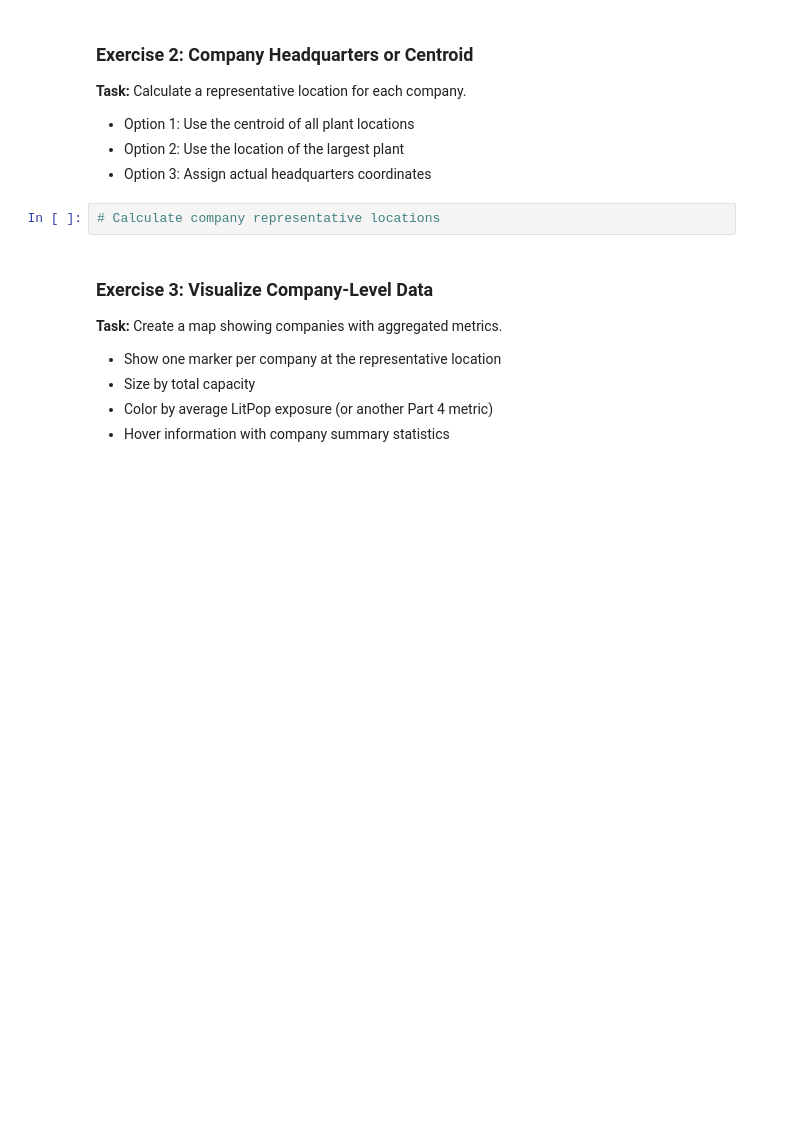
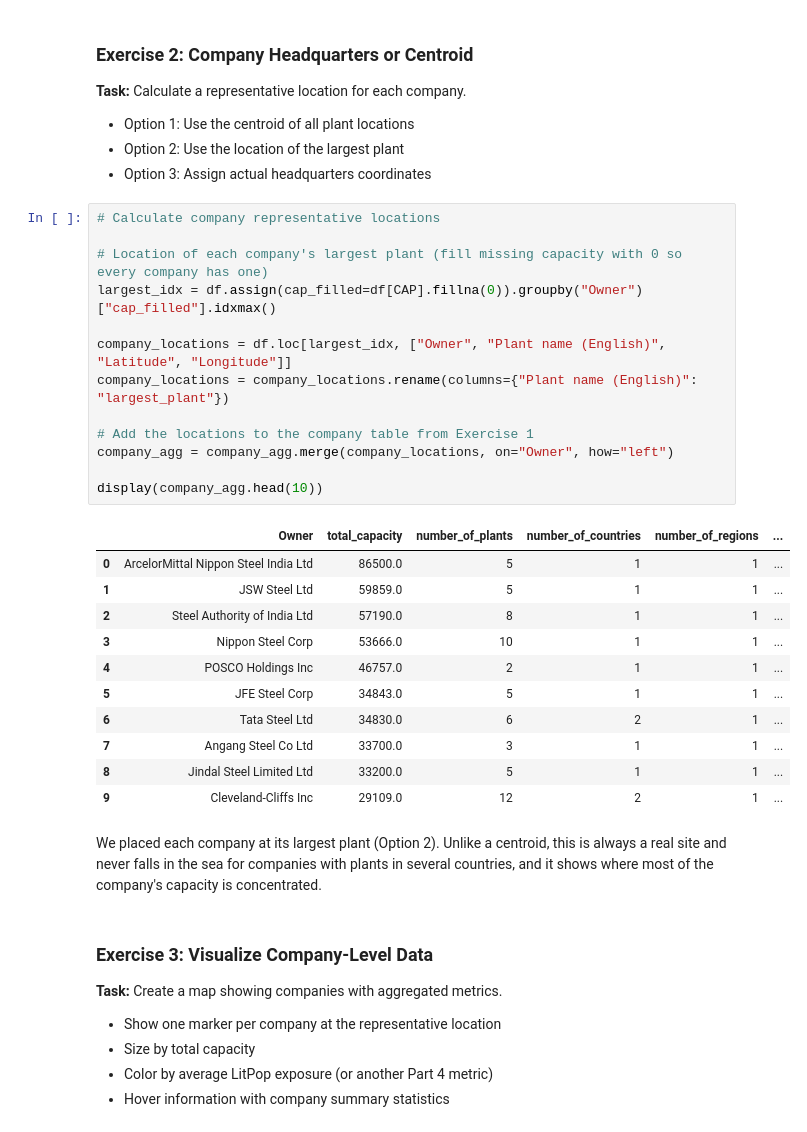
Before and after one commit to AlixBauret28/aidams-lab1-Bauret-Metz-Normand-DeSaintAignan, a Jupyter notebook: aidams_lab1_Bauret_Metz_Normand.ipynb, the cells around one changed output. Cells and saved outputs as stored; diff of their text form; blank space fills up the shorter version.

```diff
--- a/aidams_lab1_Bauret_Metz_Normand.ipynb
+++ b/aidams_lab1_Bauret_Metz_Normand.ipynb
@@ -254,8 +829,33 @@ Aggregate data at the company level to analyze corporate footprints — includin
 - Option 1: Use the centroid of all plant locations
 - Option 2: Use the location of the largest plant
 - Option 3: Assign actual headquarters coordinates
-# %%
-# Calculate company representative locations
+# %%
+# Calculate company representative locations
+
+# Location of each company's largest plant (fill missing capacity with 0 so every company has one)
+largest_idx = df.assign(cap_filled=df[CAP].fillna(0)).groupby("Owner")["cap_filled"].idxmax()
+
+company_locations = df.loc[largest_idx, ["Owner", "Plant name (English)", "Latitude", "Longitude"]]
+company_locations = company_locations.rename(columns={"Plant name (English)": "largest_plant"})
+
+# Add the locations to the company table from Exercise 1
+company_agg = company_agg.merge(company_locations, on="Owner", how="left")
+
+display(company_agg.head(10))
+# %% [output]
+|  | Owner | total_capacity | number_of_plants | number_of_countries | number_of_regions | ... |
+| 0 | ArcelorMittal Nippon Steel India Ltd | 86500.0 | 5 | 1 | 1 | ... |
+| 1 | JSW Steel Ltd | 59859.0 | 5 | 1 | 1 | ... |
+| 2 | Steel Authority of India Ltd | 57190.0 | 8 | 1 | 1 | ... |
+| 3 | Nippon Steel Corp | 53666.0 | 10 | 1 | 1 | ... |
+| 4 | POSCO Holdings Inc | 46757.0 | 2 | 1 | 1 | ... |
+| 5 | JFE Steel Corp | 34843.0 | 5 | 1 | 1 | ... |
+| 6 | Tata Steel Ltd | 34830.0 | 6 | 2 | 1 | ... |
+| 7 | Angang Steel Co Ltd | 33700.0 | 3 | 1 | 1 | ... |
+| 8 | Jindal Steel Limited Ltd | 33200.0 | 5 | 1 | 1 | ... |
+| 9 | Cleveland-Cliffs Inc | 29109.0 | 12 | 2 | 1 | ... |
+# %% [markdown]
+We placed each company at its largest plant (Option 2). Unlike a centroid, this is always a real site and never falls in the sea for companies with plants in several countries, and it shows where most of the company's capacity is concentrated.
 # %% [markdown]
 ### Exercise 3: Visualize Company-Level Data
 **Task:** Create a map showing companies with aggregated metrics.
```
Also changed, not shown: parts of 52 cells of this notebook.
